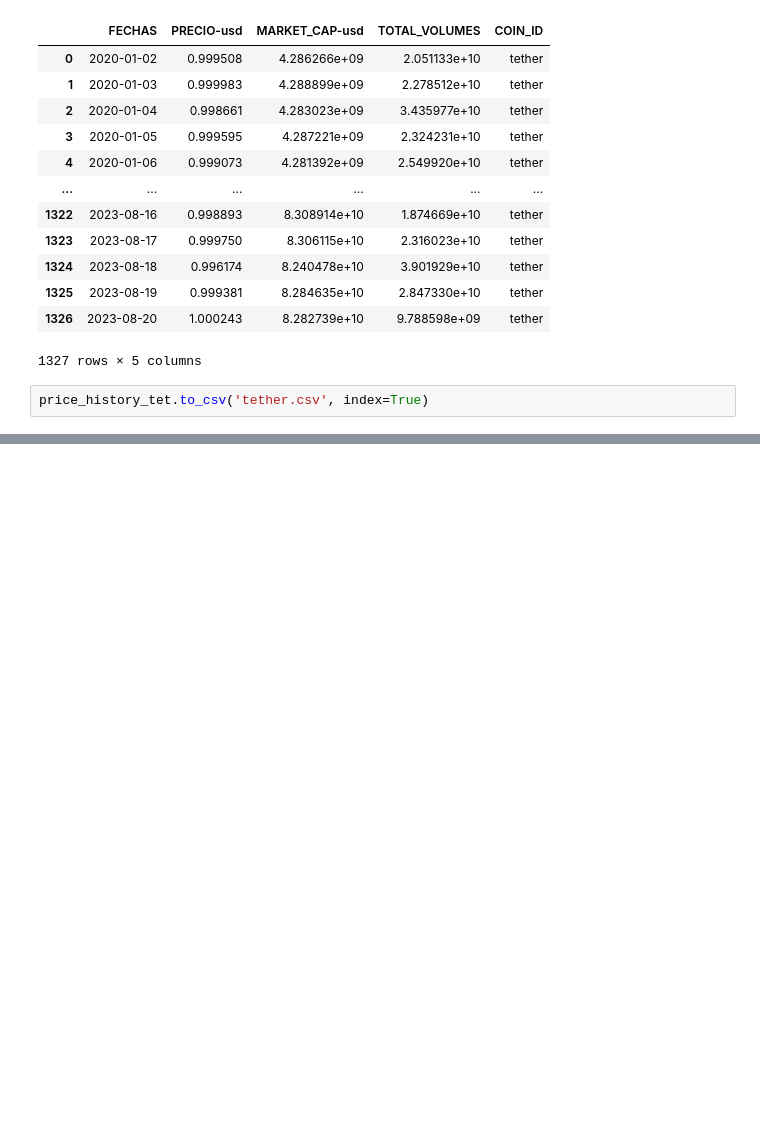
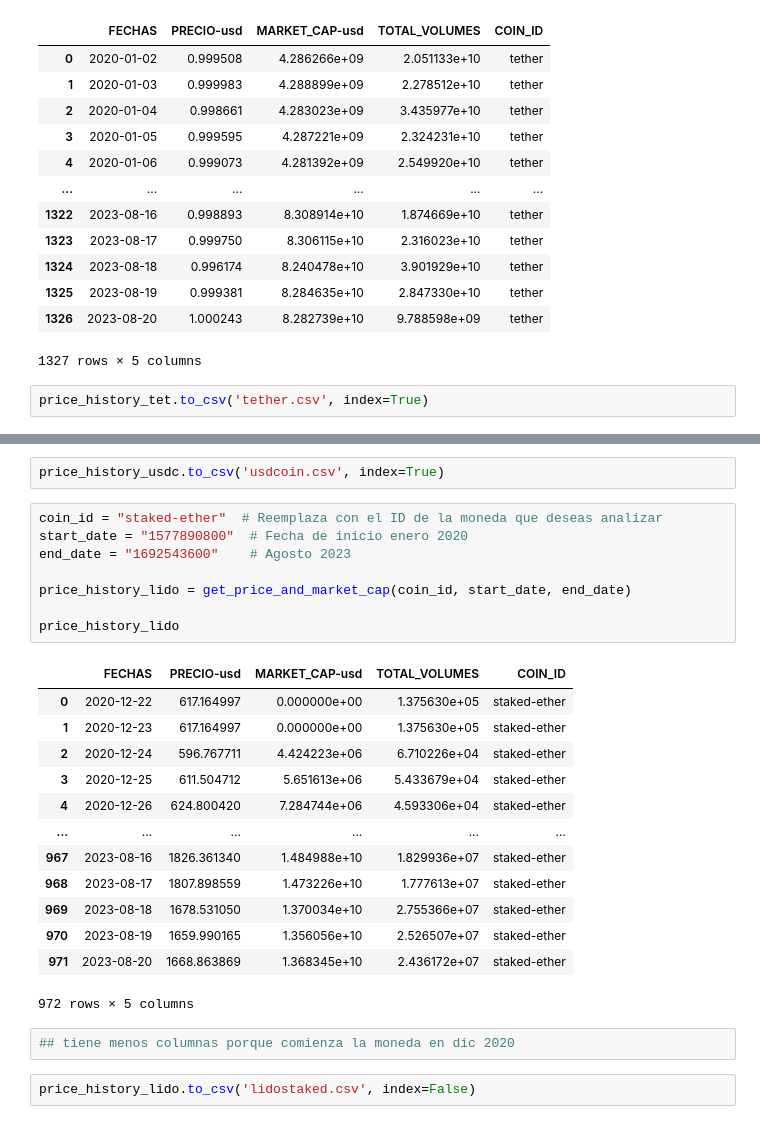
Before and after one commit to Constanzafl/Proyecto2_Data_Analytics, a Jupyter notebook: ETL/history.ipynb, the cells around one changed output, grey strips where cells are left out. Saved outputs shown, nothing was run; the diff lists cells and outputs as text; blank space fills up the shorter version.

```diff
--- a/ETL/history.ipynb
+++ b/ETL/history.ipynb
@@ -184,0 +231,28 @@ price_history_tet.to_csv('tether.csv', index=True)
+# %%
+price_history_usdc.to_csv('usdcoin.csv', index=True)
+# %%
+coin_id = "staked-ether"  # Reemplaza con el ID de la moneda que deseas analizar
+start_date = "1577890800"  # Fecha de inicio enero 2020
+end_date = "1692543600"    # Agosto 2023
+
+price_history_lido = get_price_and_market_cap(coin_id, start_date, end_date)
+
+price_history_lido
+# %% [output]
+|  | FECHAS | PRECIO-usd | MARKET_CAP-usd | TOTAL_VOLUMES | COIN_ID |
+| 0 | 2020-12-22 | 617.164997 | 0.000000e+00 | 1.375630e+05 | staked-ether |
+| 1 | 2020-12-23 | 617.164997 | 0.000000e+00 | 1.375630e+05 | staked-ether |
+| 2 | 2020-12-24 | 596.767711 | 4.424223e+06 | 6.710226e+04 | staked-ether |
+| 3 | 2020-12-25 | 611.504712 | 5.651613e+06 | 5.433679e+04 | staked-ether |
+| 4 | 2020-12-26 | 624.800420 | 7.284744e+06 | 4.593306e+04 | staked-ether |
+| ... | ... | ... | ... | ... | ... |
+| 967 | 2023-08-16 | 1826.361340 | 1.484988e+10 | 1.829936e+07 | staked-ether |
+| 968 | 2023-08-17 | 1807.898559 | 1.473226e+10 | 1.777613e+07 | staked-ether |
+| 969 | 2023-08-18 | 1678.531050 | 1.370034e+10 | 2.755366e+07 | staked-ether |
+| 970 | 2023-08-19 | 1659.990165 | 1.356056e+10 | 2.526507e+07 | staked-ether |
+| 971 | 2023-08-20 | 1668.863869 | 1.368345e+10 | 2.436172e+07 | staked-ether |
+972 rows × 5 columns
+# %%
+## tiene menos columnas porque comienza la moneda en dic 2020
+# %%
+price_history_lido.to_csv('lidostaked.csv', index=False)
```
Also changed, not shown: parts of 9 cells of this notebook.
